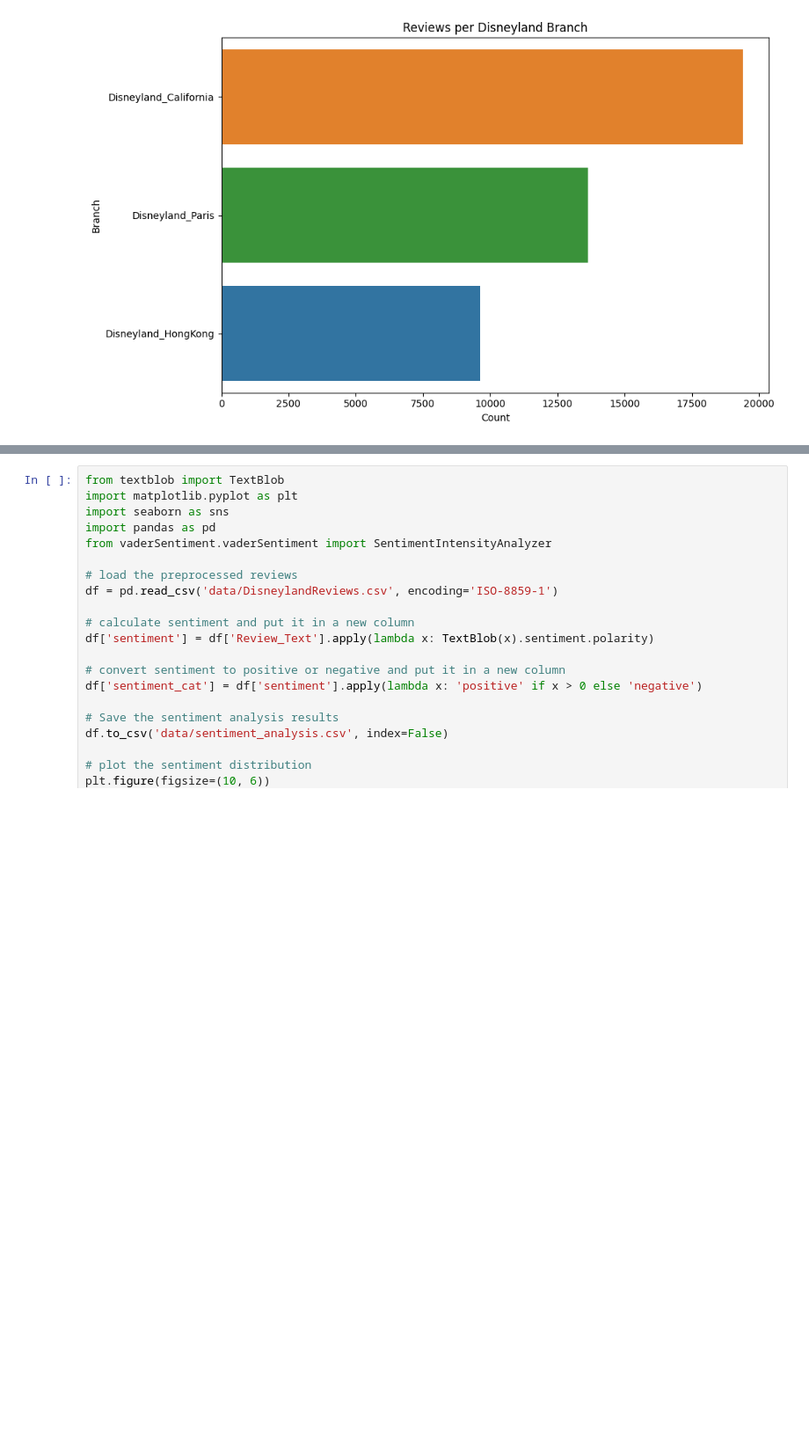
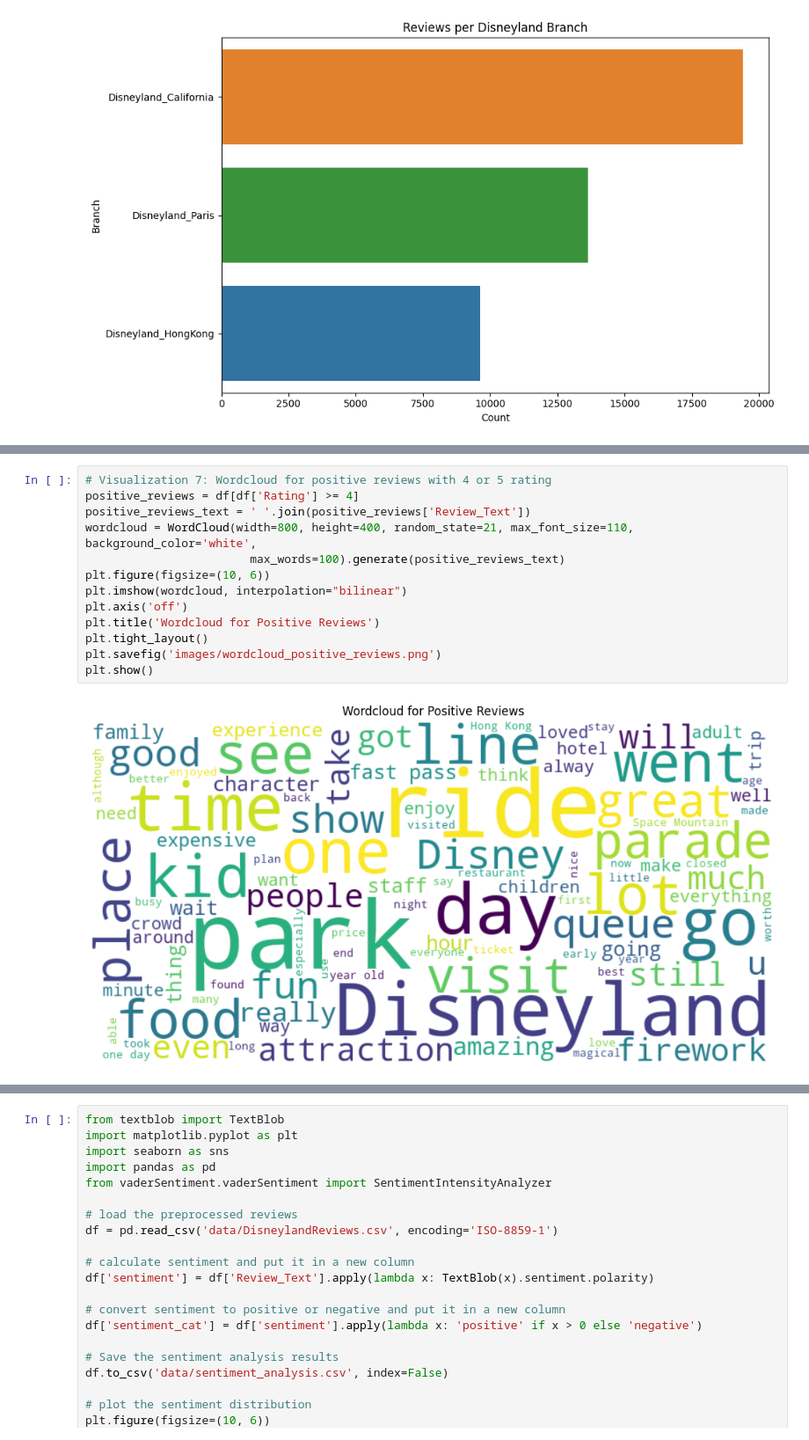
Before and after one commit to mohamadsolouki/NLP-Disneyland-Reviews, a Jupyter notebook: analysis.ipynb, the cells around one changed output, grey strips where cells are left out. Shown at 88% size. Saved outputs shown, nothing was run; the diff lists cells and outputs as text; blank space fills up the shorter version.

```diff
--- a/analysis.ipynb
+++ b/analysis.ipynb
@@ -207,0 +154,15 @@ if __name__ == '__main__':
+# %%
+# Visualization 7: Wordcloud for positive reviews with 4 or 5 rating
+positive_reviews = df[df['Rating'] >= 4]
+positive_reviews_text = ' '.join(positive_reviews['Review_Text'])
+wordcloud = WordCloud(width=800, height=400, random_state=21, max_font_size=110, background_color='white',
+                        max_words=100).generate(positive_reviews_text)
+plt.figure(figsize=(10, 6))
+plt.imshow(wordcloud, interpolation="bilinear")
+plt.axis('off')
+plt.title('Wordcloud for Positive Reviews')
+plt.tight_layout()
+plt.savefig('images/wordcloud_positive_reviews.png')
+plt.show()
+# %% [output]
+[figure, added]
```
Also changed, not shown: parts of 28 cells of this notebook, 1 other file.
